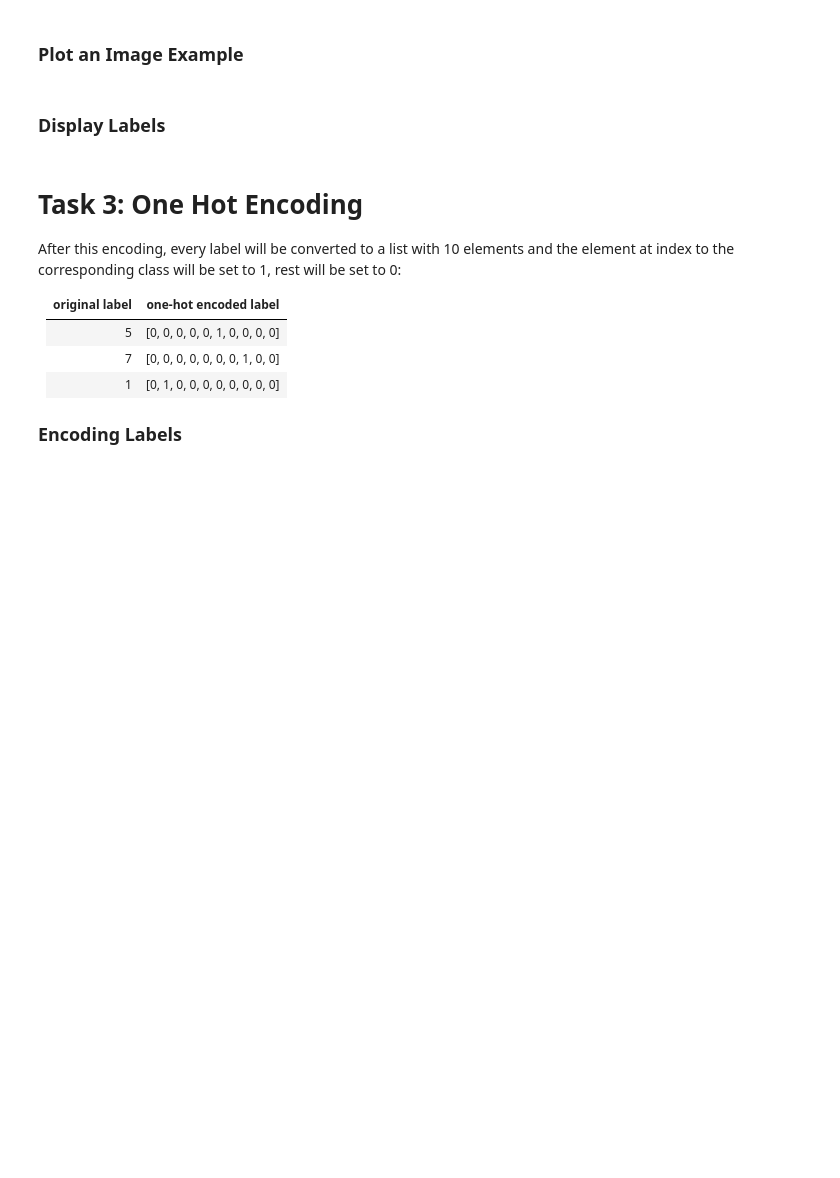
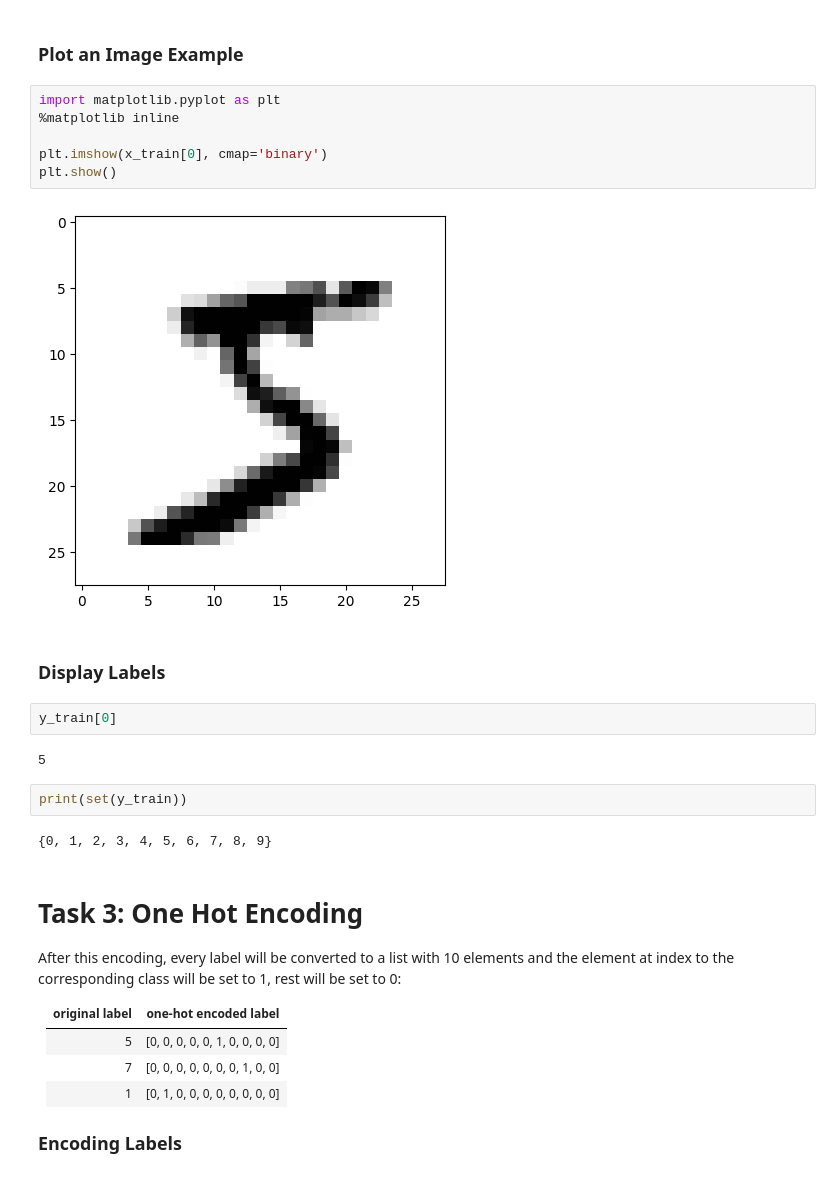
Before and after one commit to rasikasrimal/Handwritten-Digit-Recognition-With-TensorFlow, a Jupyter notebook: 01_Student_Notebook.ipynb, the cells around one changed output. Drawn from its saved outputs; the diff is of its cells as text; blank space fills up the shorter version.

```diff
--- a/01_Student_Notebook.ipynb
+++ b/01_Student_Notebook.ipynb
@@ -38,7 +40,23 @@ y_train shape: (60000,)
 # %% [markdown]
 ### Plot an Image Example
+# %%
+import matplotlib.pyplot as plt
+%matplotlib inline
+
+plt.imshow(x_train[0], cmap='binary')
+plt.show()
+# %% [output]
+[figure, added]
 # %% [markdown]
 ### Display Labels
+# %%
+y_train[0]
+# %% [output]
+5
+# %%
+print(set(y_train))
+# %% [output]
+{0, 1, 2, 3, 4, 5, 6, 7, 8, 9}
 # %% [markdown]
 # Task 3: One Hot Encoding
 After this encoding, every label will be converted to a list with 10 elements and the element at index to the corresponding class will be set to 1, rest will be set to 0:
```
Also changed, not shown: parts of 15 cells of this notebook.
